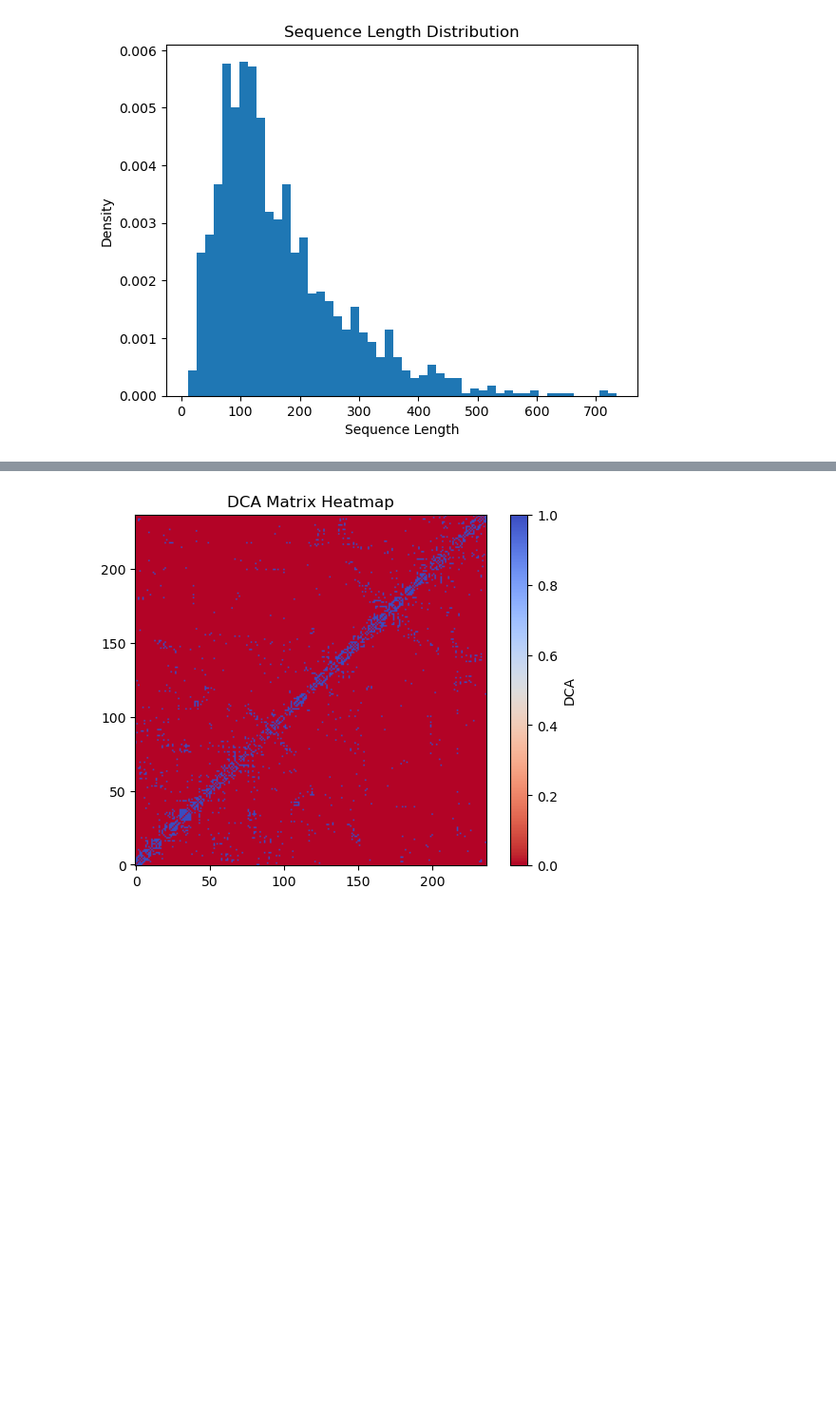
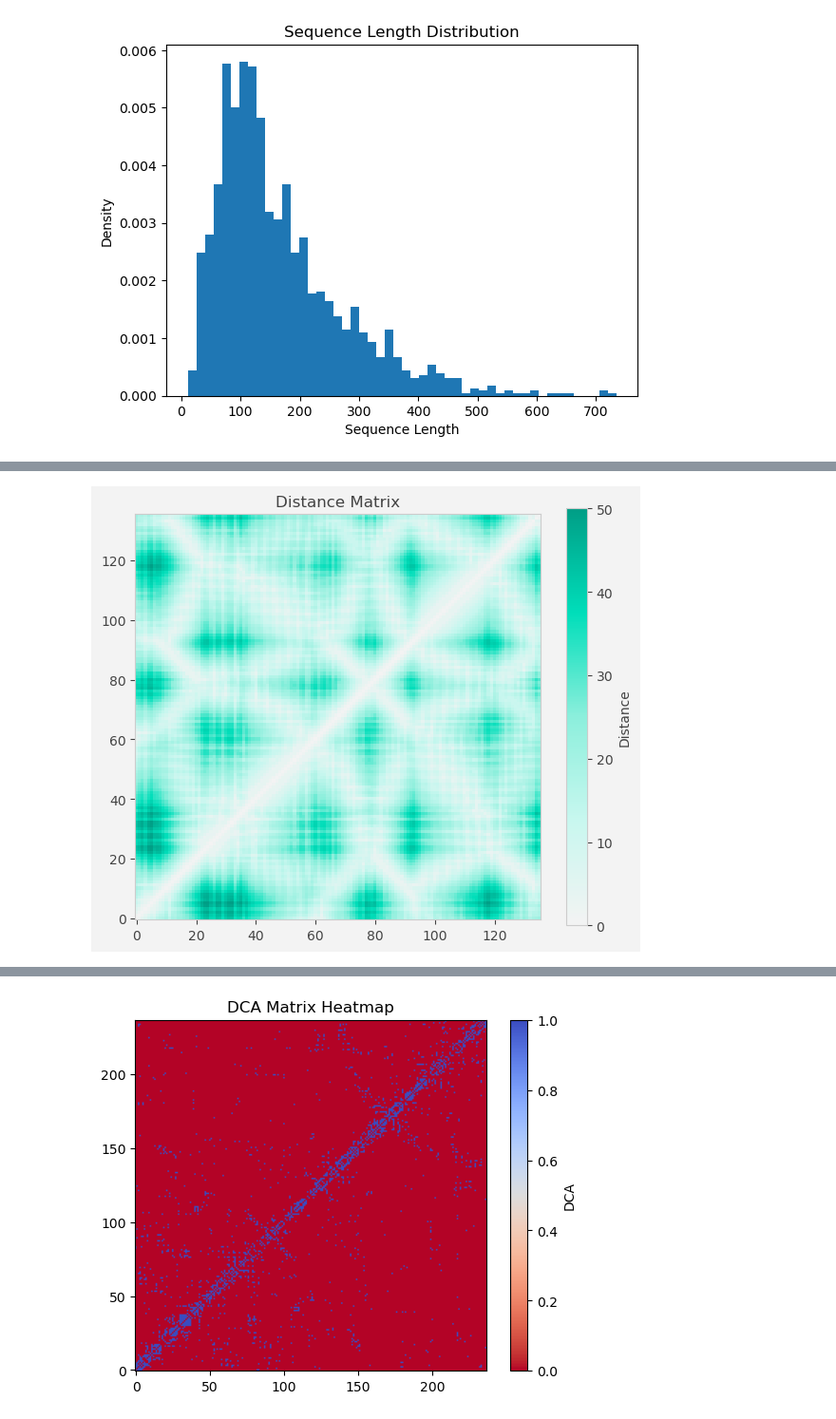
Before and after one commit to Fabiog17/Internship, a Jupyter notebook: Nice_noise.ipynb, the cells around one changed output, grey strips where cells are left out. Shown at 95% size. Drawn from its saved outputs; the diff is of its cells as text; code cells hidden in the pictures; blank space fills up the shorter version.

```diff
--- a/Nice_noise.ipynb
+++ b/Nice_noise.ipynb
@@ -70,0 +71,43 @@ HMVDVSAKAETVREARAEAFVTMRSETLAMIIDGRHHKGDVFATARIAGIQAAKRTWDLIPLCHPLMLSKVEVNLQAEPE
+# %%
+import matplotlib.pyplot as plt
+from matplotlib.colors import LinearSegmentedColormap
+
+# --- custom teal colormap ---
+teal_cmap = LinearSegmentedColormap.from_list(
+    "teal_map",
+    [
+        "#f3f3f3",
+        "#c8f7ef",
+        "#8cefdc",
+        "#00deba",
+        "#009e86"
+    ]
+)
+
+# --- global style ---
+plt.rcParams.update({
+    "figure.facecolor": "#f3f3f3",
+    "axes.facecolor": "#f3f3f3",
+    "axes.edgecolor": "#cccccc",
+    "axes.labelcolor": "#434343",
+    "xtick.color": "#434343",
+    "ytick.color": "#434343",
+    "text.color": "#434343",
+})
+
+# --- distance matrix ---
+plt.figure(figsize=(6,5))
+plt.imshow(dist,
+           cmap=teal_cmap,
+           origin='lower',
+           vmin=0,
+           vmax=50)
+
+cbar = plt.colorbar(label="Distance")
+cbar.outline.set_edgecolor("#cccccc")
+
+plt.title("Distance Matrix")
+plt.tight_layout()
+plt.show()
+# %% [output]
+[figure, added]
```
Also changed, not shown: parts of 9 cells of this notebook, 9 other files.
